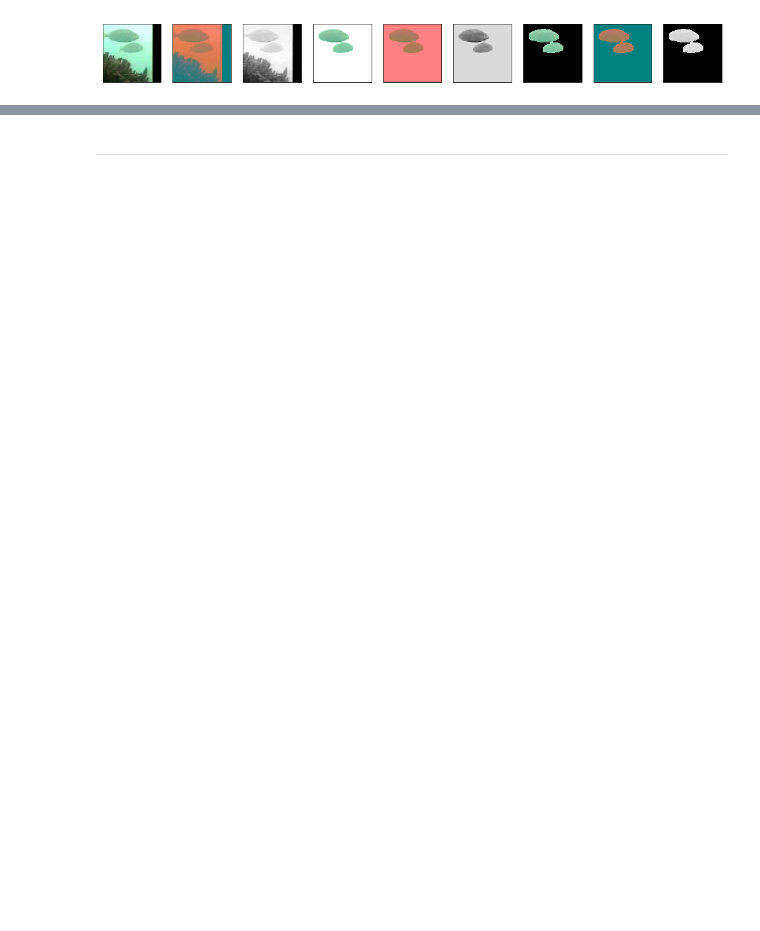
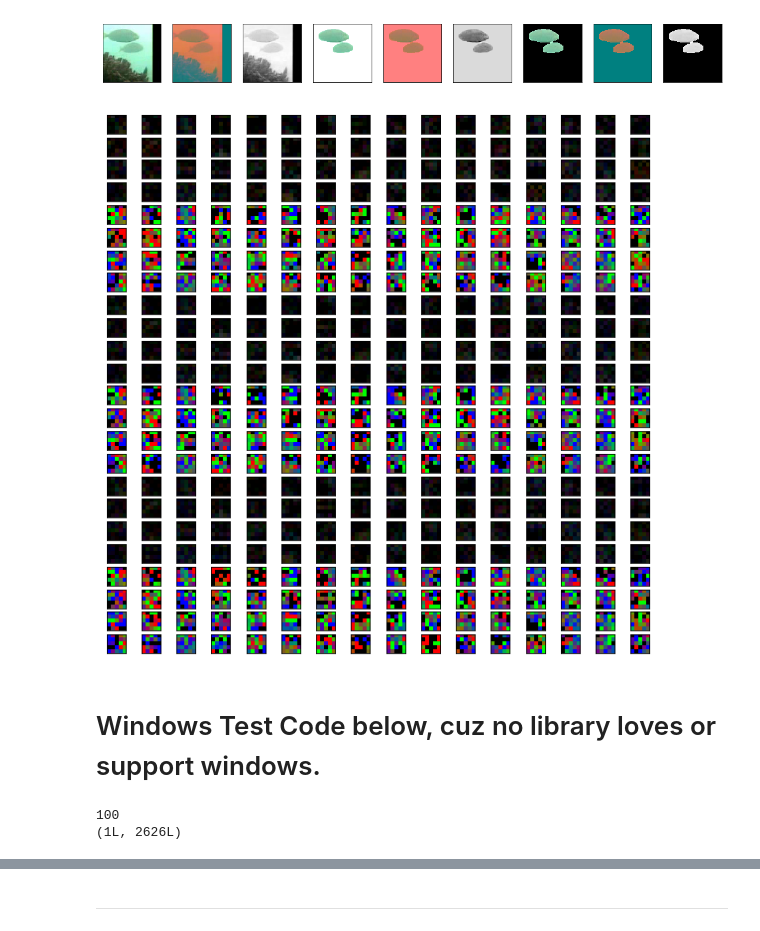
Before and after one commit to JianmengYu/f4k, a Jupyter notebook: f4k notebook.ipynb, the cells around one changed output, grey strips where cells are left out. Saved outputs shown, nothing was run; the diff lists cells and outputs as text; code cells hidden in the pictures; blank space fills up the shorter version.

```diff
--- a/f4k notebook.ipynb
+++ b/f4k notebook.ipynb
@@ -749,7 +738,7 @@ path_plasu = 'filters/B_C/1/'
 path_plasu2 = 'filters/N/1/'
 path_plasu3 = 'filters/W_C/1/'
 #img = cv2.imread(basepath+path_plasu+'1.png')
-plt.subplots(24,16,figsize=(15,15))
+plt.subplots(24,16,figsize=(10,10))
 for i in range(64):
     plt.subplot(24,16,i+1)
     img = cv2.imread(basepath+path_plasu+str(i+1)+'.png')
@@ -760,31 +749,35 @@ for i in range(64):
     plt.subplot(24,16,i+65)
     img = cv2.imread(basepath+path_plasu+str(i+1)+'.png')
     plt.imshow(normalizeRGB(img))
     plt.xticks([])
     plt.yticks([])
 for i in range(64):
     plt.subplot(24,16,i+129)
     img = cv2.imread(basepath+path_plasu2+str(i+1)+'.png')
     plt.imshow(img)
     plt.xticks([])
     plt.yticks([])
 for i in range(64):
     plt.subplot(24,16,i+193)
     img = cv2.imread(basepath+path_plasu2+str(i+1)+'.png')
     plt.imshow(normalizeRGB(img))
     plt.xticks([])
     plt.yticks([])
 for i in range(64):
     plt.subplot(24,16,i+257)
     img = cv2.imread(basepath+path_plasu3+str(i+1)+'.png')
     plt.imshow(img)
     plt.xticks([])
     plt.yticks([])
 for i in range(64):
     plt.subplot(24,16,i+321)
     img = cv2.imread(basepath+path_plasu3+str(i+1)+'.png')
     plt.imshow(normalizeRGB(img))
     plt.xticks([])
     plt.yticks([])
 plt.show()
+# %% [output]
+[figure, added]
+# %% [markdown]
+# Windows Test Code below, cuz no library loves or support windows.
 # %%
@@ -794,6 +788,19 @@ eng.addpath(r'C:/Users/YuJianmeng/f4k/matt-msc/workspace/f4k/fish_recog',nargout
 # %%
-thiscontour = getContour(cleanLine(contour[i].to01()))
-mask = np.full(image.shape, 0, dtype=np.uint8)
-cv2.fillPoly(mask, np.array([thiscontour], dtype=np.int32), (255,)*3)
-full_fish = np.array((getMask(getContour(cleanLine(contour[i].to01()))).astype(int)*255),dtype="uint8")
-image = clip.get_frame(i / clip.fps)
+if os.name == "nt":
+
+    i = 0
+    thiscontour = getContour(contour[i])
+    mask = np.full(image.shape, 0, dtype=np.uint8)
+    cv2.fillPoly(mask, np.array([thiscontour], dtype=np.int32), (255,)*3)
+    full_fish = np.array((getMask(getContour(contour[i])).astype(int)*255),dtype="uint8")
+    image = clip[i]
+
+    eng.workspace['A'] = image.tolist()
+    print(len(image.tolist()))
+
+    (c,d) = eng.generateFeatureFromPython(image.reshape(1,-1).tolist(),full_fish.reshape(1,-1).tolist(),nargout=2)
+
+    print(np.array(c,dtype="double").shape)
+# %% [output]
+100
+(1L, 2626L)
```
Also changed, not shown: parts of 25 cells of this notebook.
